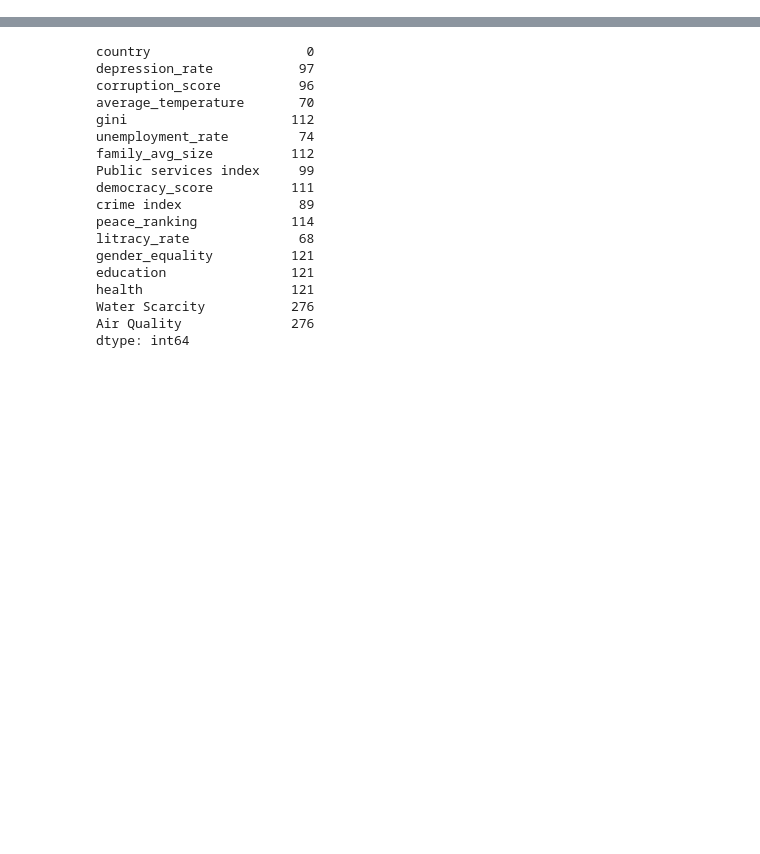
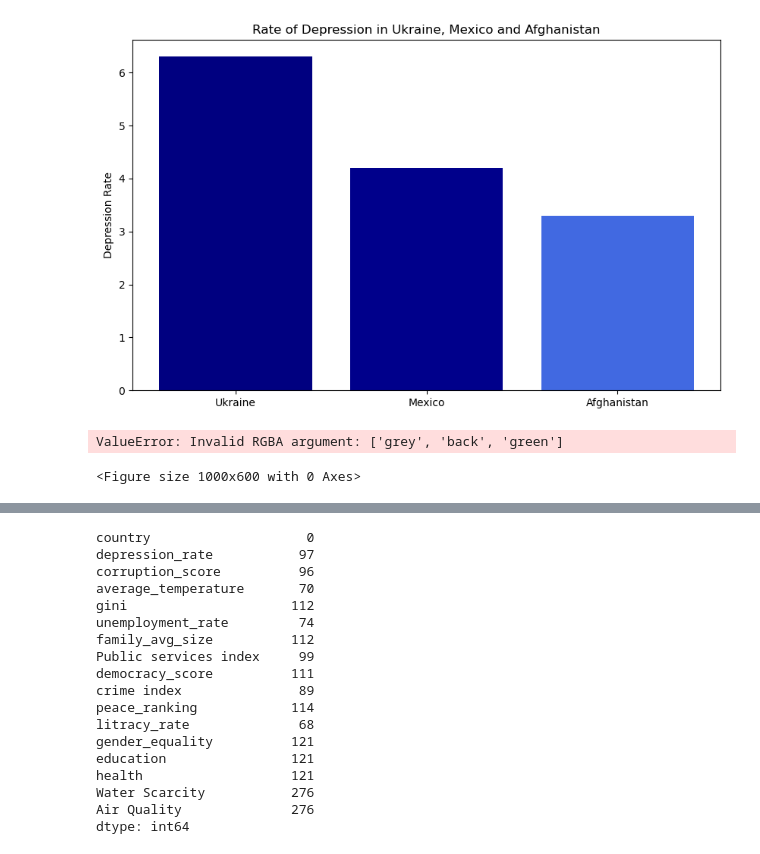
Before and after one commit to tahora-23/Unseen_causes_of_depression, a Jupyter notebook: Midterm_term.ipynb, the cells around one changed output, grey strips where cells are left out. Cells and saved outputs as stored; diff of their text form; code cells hidden in the pictures; blank space fills up the shorter version.

```diff
--- a/Midterm_term.ipynb
+++ b/Midterm_term.ipynb
@@ -112 +89,27 @@ concatenated_df
+# %%
+import seaborn as sns
+
+import matplotlib.pyplot as plt
+
+countries = ['Ukraine', 'Mexico', 'Afghanistan']
+depression_rates = [6.3, 4.2, 3.3]
+colors = ['navy', 'darkblue','royalblue']
+
+plt.figure(figsize=(10, 6))
+plt.bar(countries, depression_rates, color=colors)
+plt.ylabel('Depression Rate')
+plt.title('Rate of Depression in Ukraine, Mexico and Afghanistan')
+plt.show()
+# %% [output]
+[figure, added]
+# %%
+plt.figure(figsize=(10, 6))
+sns.barplot(x='country', y='prevalence', data=filtered_df, color='purple')
+plt.xlabel('Country')
+plt.ylabel('Depression Rate')
+plt.title('Rate of Depression in Mexico, Ukraine and Afghanistan')
+plt.show()
+# %% [output]
+ValueError: Invalid RGBA argument: ['grey', 'back', 'green']
+<Figure size 1000x600 with 0 Axes>
 # %%
```
Also changed, not shown: parts of 23 cells of this notebook, 3 other files.
